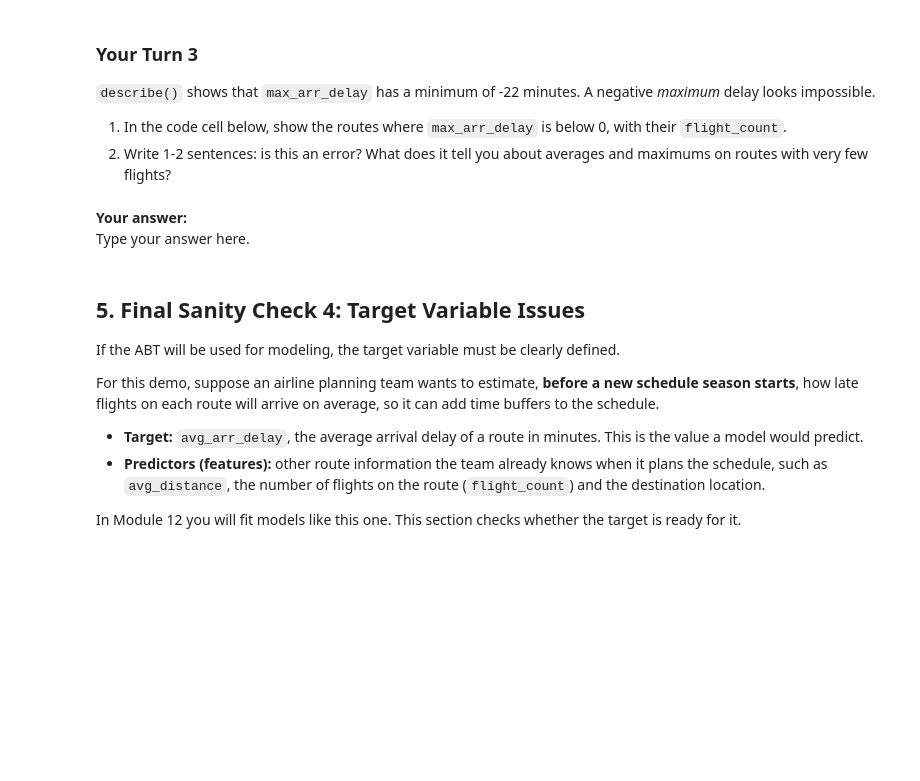
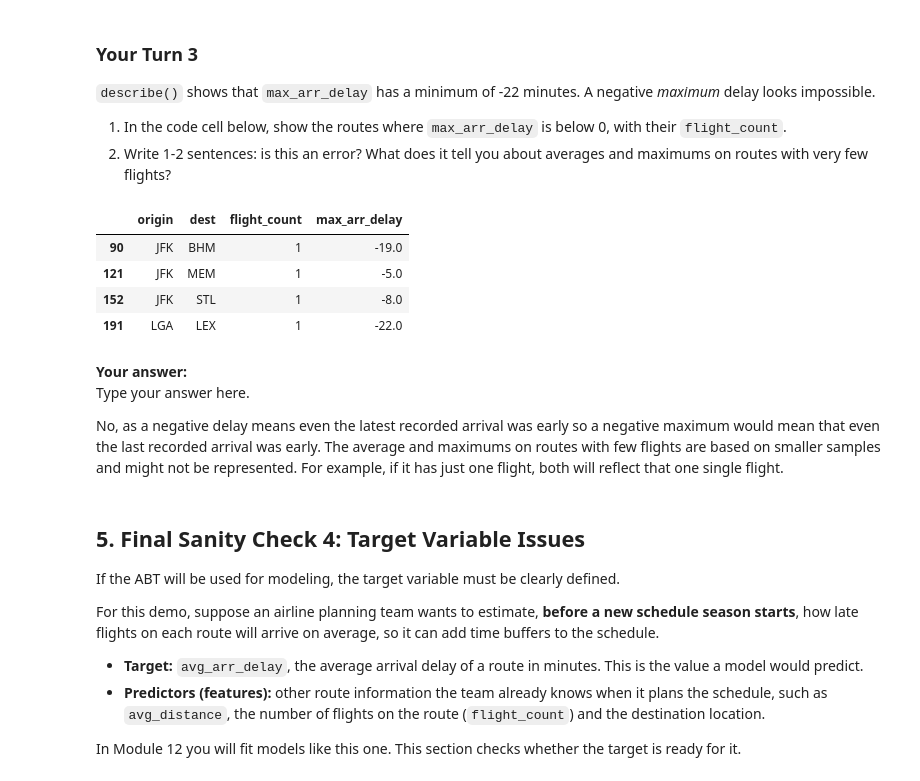
Before and after one commit to pipvep/pipvep-ban6003-week11-pip, a Jupyter notebook: notebooks/module11_abt_documentation_guided_lab.ipynb, the cells around one changed output. Cells and saved outputs as stored; diff of their text form; code cells hidden in the pictures; blank space fills up the shorter version.

```diff
--- a/notebooks/module11_abt_documentation_guided_lab.ipynb
+++ b/notebooks/module11_abt_documentation_guided_lab.ipynb
@@ -243,10 +336,23 @@ Extreme values do not automatically mean errors. They may be real business signa
 # %%
 # Your Turn 3
 # Show the routes with a negative max_arr_delay and their flight_count.
 # Hint: filter route_abt with a Boolean condition, then select a few columns.
+
+route_abt.loc[
+    route_abt["max_arr_delay"] < 0,
+    ["origin", "dest", "flight_count", "max_arr_delay"]
+]
+# %% [output]
+|  | origin | dest | flight_count | max_arr_delay |
+| 90 | JFK | BHM | 1 | -19.0 |
+| 121 | JFK | MEM | 1 | -5.0 |
+| 152 | JFK | STL | 1 | -8.0 |
+| 191 | LGA | LEX | 1 | -22.0 |
 # %% [markdown]
 **Your answer:**
 Type your answer here.
+
+No, as a negative delay means even the latest recorded arrival was early so a negative maximum would mean that even the last recorded arrival was early. The average and maximums on routes with few flights are based on smaller samples and might not be represented. For example, if it has just one flight, both will reflect that one single flight.
 # %% [markdown]
 ## 5. Final Sanity Check 4: Target Variable Issues
 
```
Also changed, not shown: parts of 31 cells of this notebook, 3 other files.
